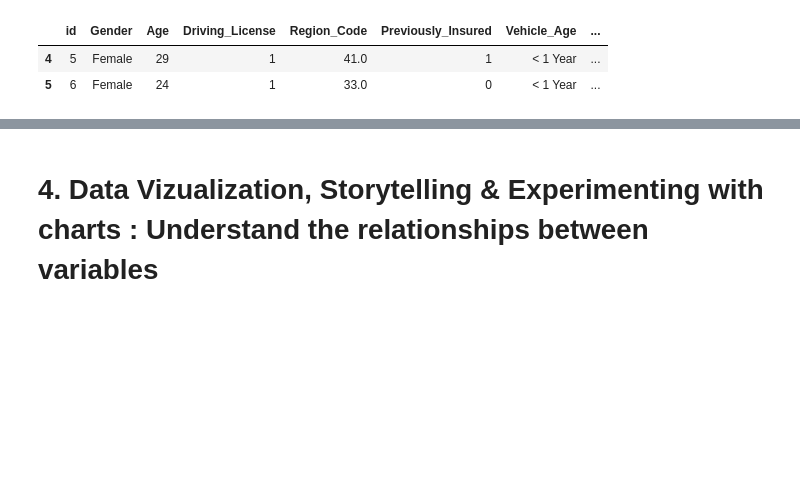
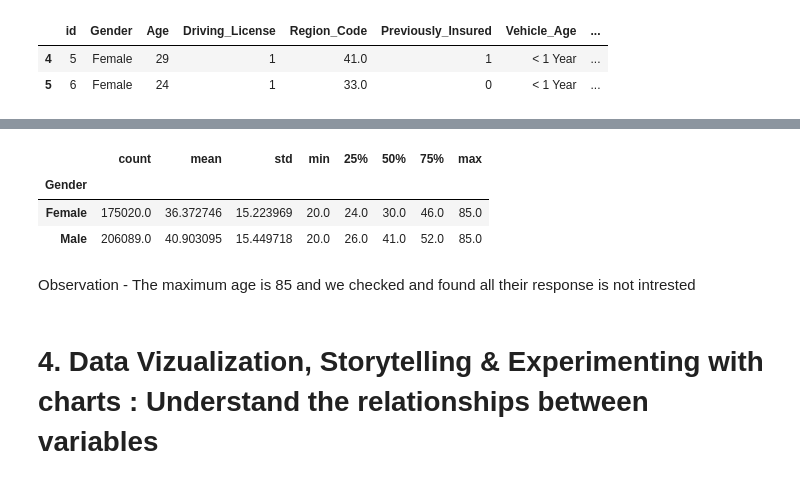
Before and after one commit to pi-mishra/HEALTH-INSURANCE-CROSS-SELL-PREDICTION, a Jupyter notebook: HEALTH_INSURANCE_CROSS_SELL_PREDICTION_(piyush).ipynb, the cells around one changed output, grey strips where cells are left out. Saved outputs shown, nothing was run; the diff lists cells and outputs as text; code cells hidden in the pictures; blank space fills up the shorter version.

```diff
--- a/HEALTH_INSURANCE_CROSS_SELL_PREDICTION_(piyush).ipynb
+++ b/HEALTH_INSURANCE_CROSS_SELL_PREDICTION_(piyush).ipynb
@@ -190,3 +281,12 @@ female_data.head(2)
+# %%
+df.groupby('Gender')['Age'].describe()
+# %% [output]
+|  | count | mean | std | min | 25% | 50% | 75% | max |
+| Gender |  |  |  |  |  |  |  |  |
+| Female | 175020.0 | 36.372746 | 15.223969 | 20.0 | 24.0 | 30.0 | 46.0 | 85.0 |
+| Male | 206089.0 | 40.903095 | 15.449718 | 20.0 | 26.0 | 41.0 | 52.0 | 85.0 |
+# %% [markdown]
+Observation - The maximum age is 85 and we checked and found all their response is not intrested
 # %% [markdown]
 # 4. Data Vizualization, Storytelling & Experimenting with charts : Understand the relationships between variables
 # %%
```
Also changed, not shown: parts of 15 cells of this notebook.
